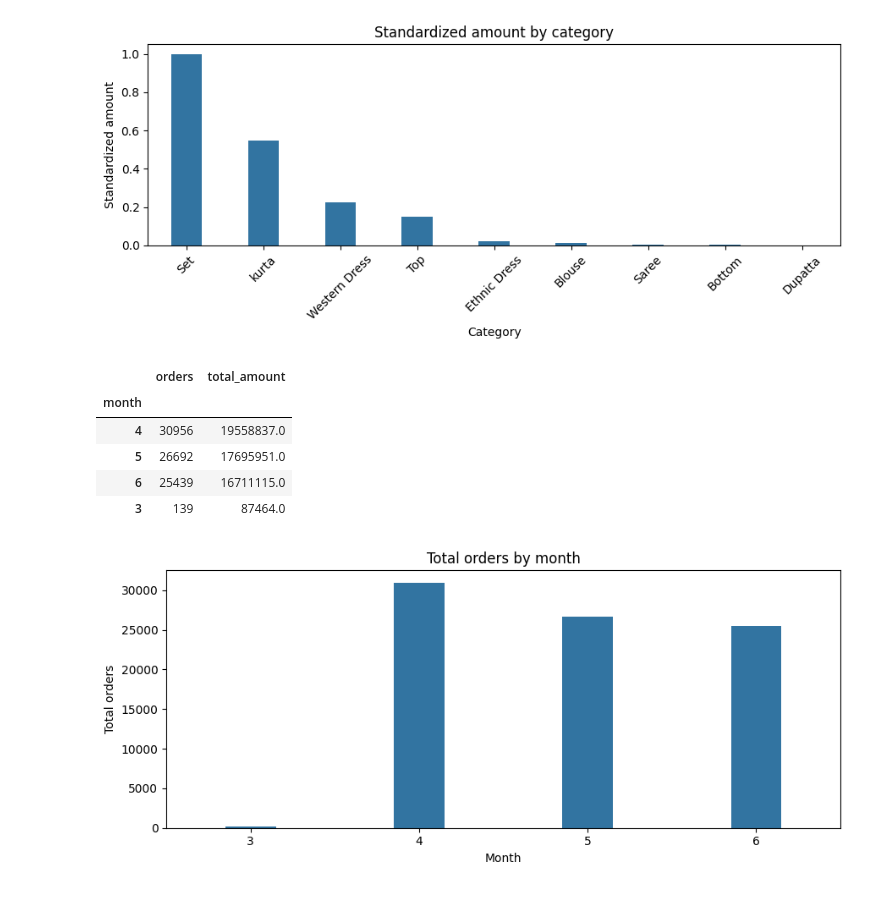
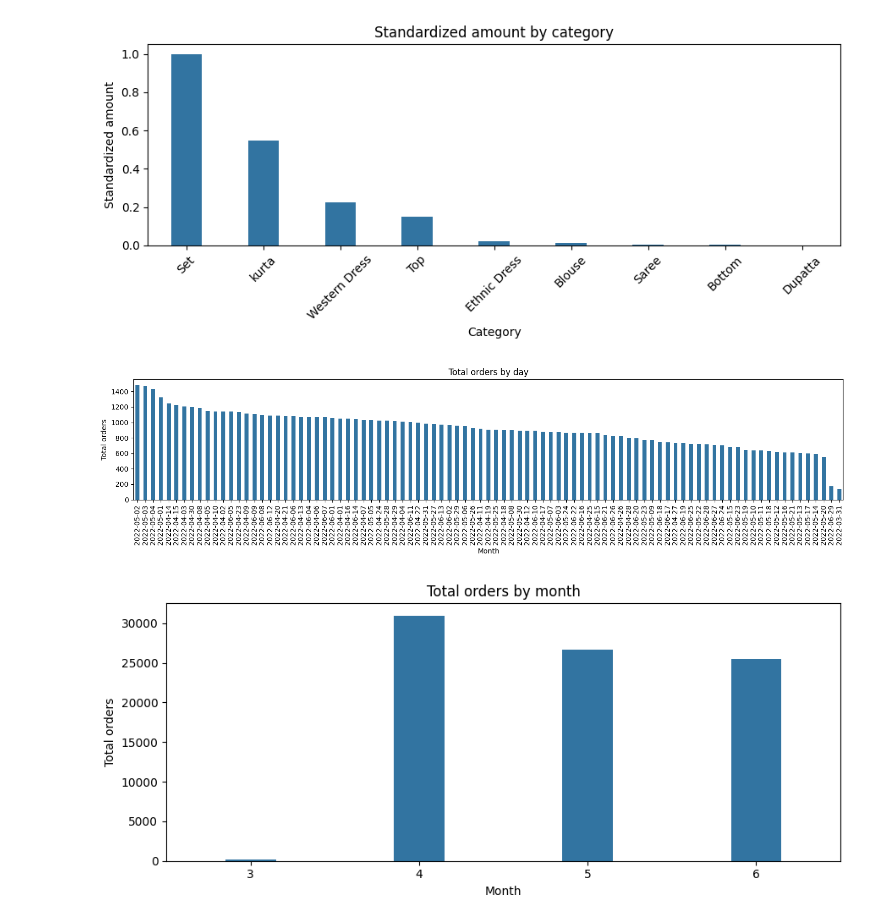
Before and after one commit to ChristianChimi/PySpark-Amazon-Analytics, a Jupyter notebook: Amazon.ipynb, the cells around one changed output. Saved outputs shown, nothing was run; the diff lists cells and outputs as text; code cells hidden in the pictures.

```diff
--- a/Amazon.ipynb
+++ b/Amazon.ipynb
@@ -73,20 +55,30 @@ plt.tight_layout()
 plt.show()
 # %% [output]
 [figure]
+# %%
+df_day=df_clean.groupBy("parsed_date").agg(
+    count("Order ID").alias("orders"),
+    sum("Amount").alias("total_amount")
+).orderBy("orders", ascending=False)
+df_day = df_day.toPandas()
+# %%
+plt.figure(figsize=(15, 4))
+sns.barplot(data=df_day, x="parsed_date", y="orders", width=0.5)
+
+plt.title("Total orders by day")
+plt.xlabel("Month")
+plt.ylabel("Total orders")
+plt.xticks(rotation=90)
+plt.tight_layout()
+plt.show()
+# %% [output]
+[figure, added]
 # %%
 df_month=df_clean.groupBy("month").agg(
     count("Order ID").alias("orders"),
     sum("Amount").alias("total_amount")
 ).orderBy("orders", ascending=False)
 df_month = df_month.toPandas()
-df_month.set_index("month")
-# %% [output]
-|  | orders | total_amount |
-| month |  |  |
-| 4 | 30956 | 19558837.0 |
-| 5 | 26692 | 17695951.0 |
-| 6 | 25439 | 16711115.0 |
-| 3 | 139 | 87464.0 |
 # %%
 plt.figure(figsize=(9, 4))
 sns.barplot(data=df_month, x="month", y="orders", width=0.3)
```
Also changed, not shown: parts of 5 cells of this notebook.
